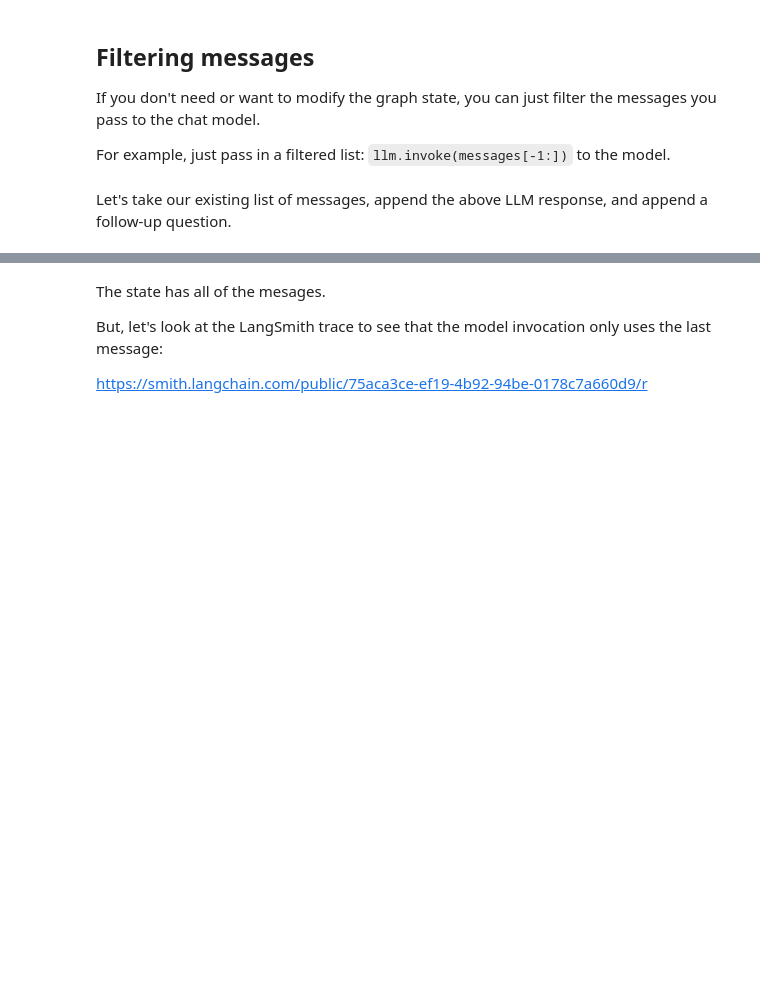
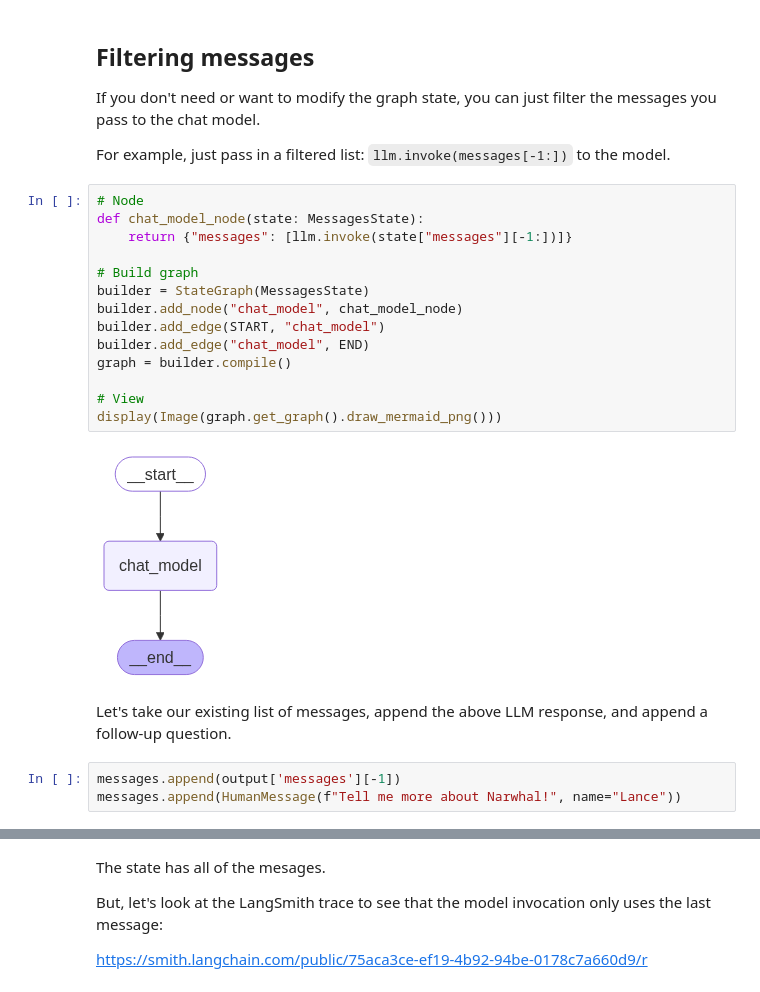
Before and after one commit to charlesbeacham/langchain-academy, a Jupyter notebook: module-2/trim-filter-messages_cb.ipynb, the cells around one changed output, grey strips where cells are left out. Cells and saved outputs as stored; diff of their text form; blank space fills up the shorter version.

```diff
--- a/module-2/trim-filter-messages_cb.ipynb
+++ b/module-2/trim-filter-messages_cb.ipynb
@@ -46,5 +192,24 @@ First, recall the trick we saw using `RemoveMessage` and the `add_messages` redu
 If you don't need or want to modify the graph state, you can just filter the messages you pass to the chat model.
 
 For example, just pass in a filtered list: `llm.invoke(messages[-1:])` to the model.
+# %%
+# Node
+def chat_model_node(state: MessagesState):
+    return {"messages": [llm.invoke(state["messages"][-1:])]}
+
+# Build graph
+builder = StateGraph(MessagesState)
+builder.add_node("chat_model", chat_model_node)
+builder.add_edge(START, "chat_model")
+builder.add_edge("chat_model", END)
+graph = builder.compile()
+
+# View
+display(Image(graph.get_graph().draw_mermaid_png()))
+# %% [output]
+[figure, added]
 # %% [markdown]
 Let's take our existing list of messages, append the above LLM response, and append a follow-up question.
+# %%
+messages.append(output['messages'][-1])
+messages.append(HumanMessage(f"Tell me more about Narwhal!", name="Lance"))
```
Also changed, not shown: parts of 17 cells of this notebook.
